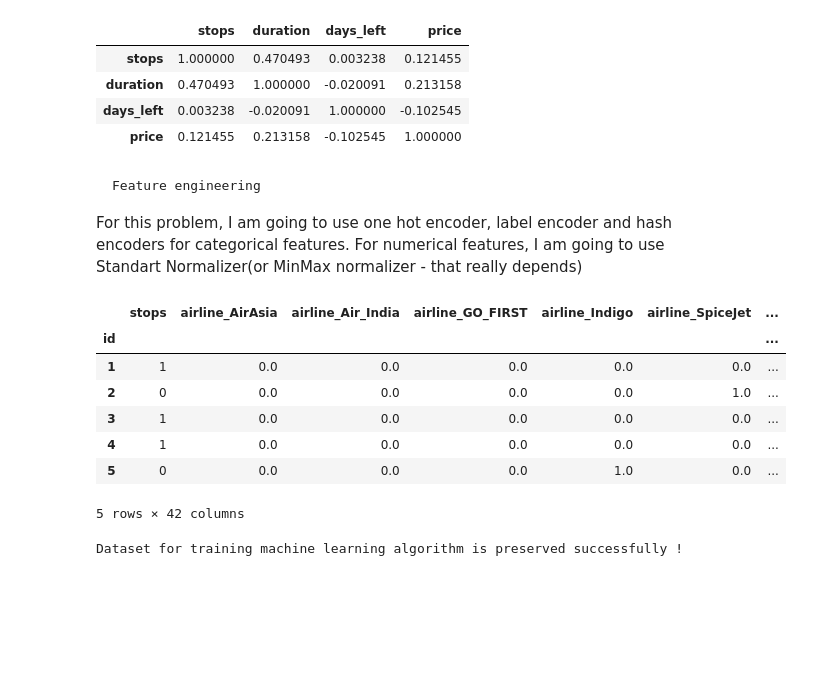
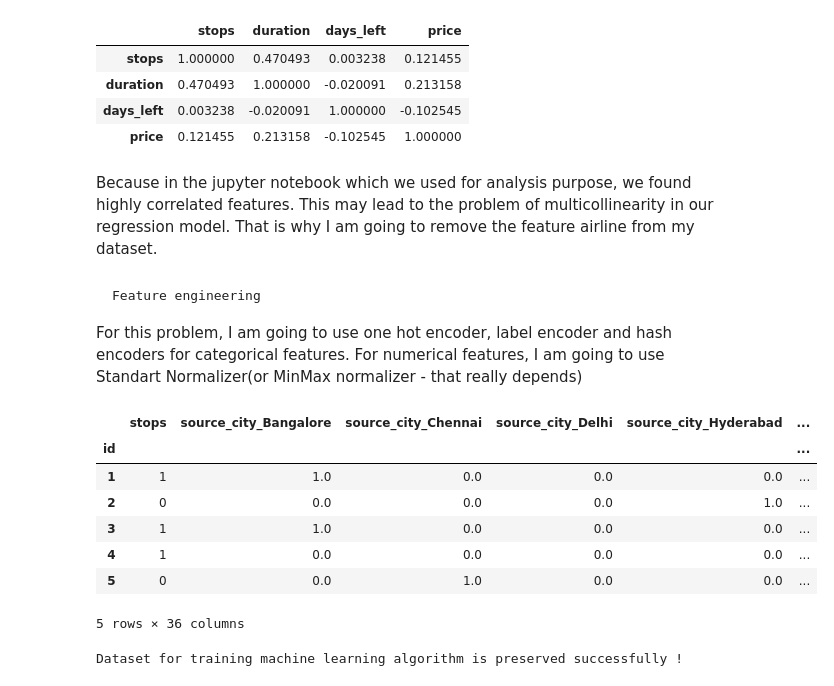
Before and after one commit to UmidjonDev/Flight-service-cost-predictor, a Jupyter notebook: main.ipynb, the cells around one changed output. Cells and saved outputs as stored; diff of their text form; code cells hidden in the pictures; blank space fills up the shorter version.

```diff
--- a/main.ipynb
+++ b/main.ipynb
@@ -141,36 +150,40 @@ corr
 | duration | 0.470493 | 1.000000 | -0.020091 | 0.213158 |
 | days_left | 0.003238 | -0.020091 | 1.000000 | -0.102545 |
 | price | 0.121455 | 0.213158 | -0.102545 | 1.000000 |
+# %% [markdown]
+Because in the jupyter notebook which we used for analysis purpose, we found highly correlated features. This may lead to the problem of multicollinearity in our regression model. That is why I am going to remove the feature airline from my dataset.
+# %%
+df.drop(columns = 'airline', inplace = True)
 # %% [markdown]
     Feature engineering
 
 For this problem, I am going to use one hot encoder, label encoder and hash encoders for categorical features. For numerical features, I am going to use Standart Normalizer(or MinMax normalizer - that really depends)
 # %%
-ohe_cols = ['airline', 'source_city', 'departure_time', 'arrival_time', 'destination_city', 'class', 'flight']
+ohe_cols = ['source_city', 'departure_time', 'arrival_time', 'destination_city', 'class', 'flight']
 std_scaler = ['duration', 'days_left', 'price']
 
 #One Hot encoding
 ohe = OneHotEncoder(sparse_output = False)
 ohe_data = ohe.fit_transform(df[ohe_cols])
 df[ohe.get_feature_names_out()] = ohe_data
 
 #Standart scaler
 std_scl = StandardScaler()
 std_scaled = std_scl.fit_transform(df[std_scaler])
 std_scaled_cols = [x + '_std' for x in std_scaler]
 df[std_scaled_cols] = std_scaled
 
 df.drop(columns = ohe_cols + std_scaler, inplace = True)
 df.head()
 # %% [output]
-|  | stops | airline_AirAsia | airline_Air_India | airline_GO_FIRST | airline_Indigo | airline_SpiceJet | ... |
-| id |  |  |  |  |  |  | ... |
-| 1 | 1 | 0.0 | 0.0 | 0.0 | 0.0 | 0.0 | ... |
-| 2 | 0 | 0.0 | 0.0 | 0.0 | 0.0 | 1.0 | ... |
-| 3 | 1 | 0.0 | 0.0 | 0.0 | 0.0 | 0.0 | ... |
-| 4 | 1 | 0.0 | 0.0 | 0.0 | 0.0 | 0.0 | ... |
-| 5 | 0 | 0.0 | 0.0 | 0.0 | 1.0 | 0.0 | ... |
+|  | stops | source_city_Bangalore | source_city_Chennai | source_city_Delhi | source_city_Hyderabad | ... |
+| id |  |  |  |  |  | ... |
+| 1 | 1 | 1.0 | 0.0 | 0.0 | 0.0 | ... |
+| 2 | 0 | 0.0 | 0.0 | 0.0 | 1.0 | ... |
+| 3 | 1 | 1.0 | 0.0 | 0.0 | 0.0 | ... |
+| 4 | 1 | 0.0 | 0.0 | 0.0 | 0.0 | ... |
+| 5 | 0 | 0.0 | 1.0 | 0.0 | 0.0 | ... |
-5 rows × 42 columns
+5 rows × 36 columns
 # %%
 df.to_csv(path_or_buf = './data/train_ready.csv', sep = ',')
 print("Dataset for training machine learning algorithm is preserved successfully !")
```
Also changed, not shown: parts of 33 cells of this notebook, 9 other files.
